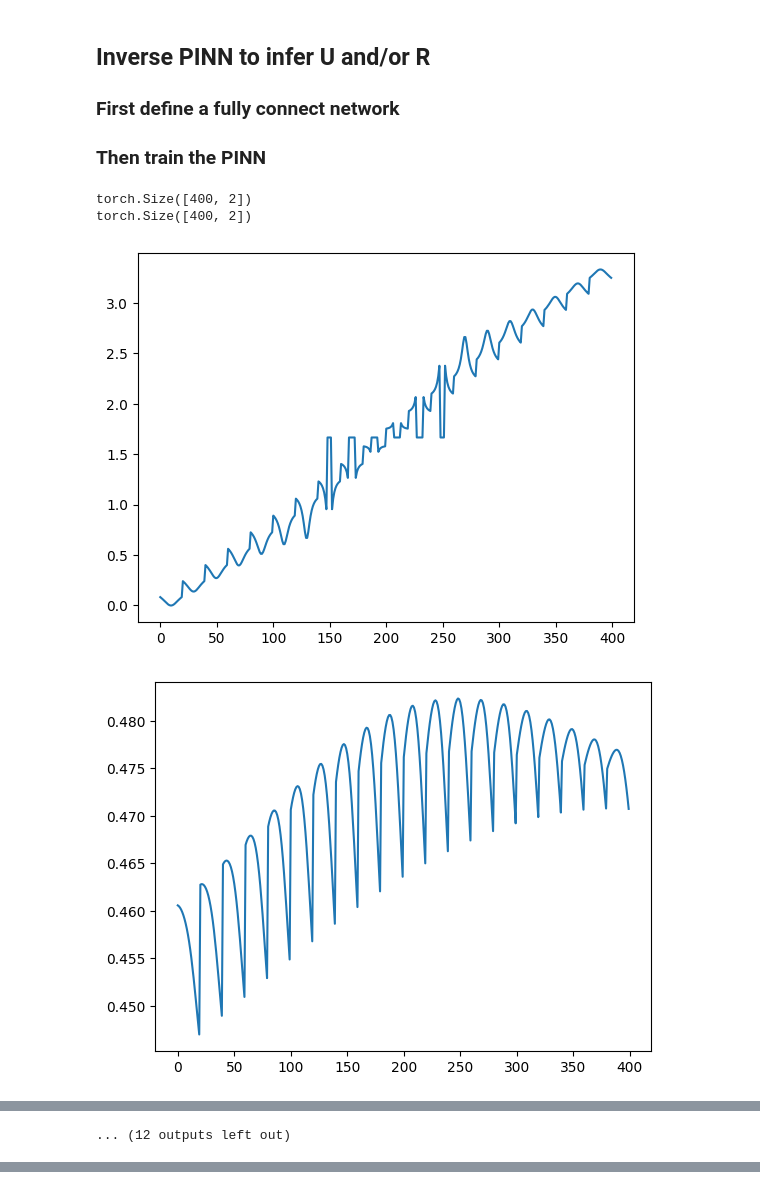
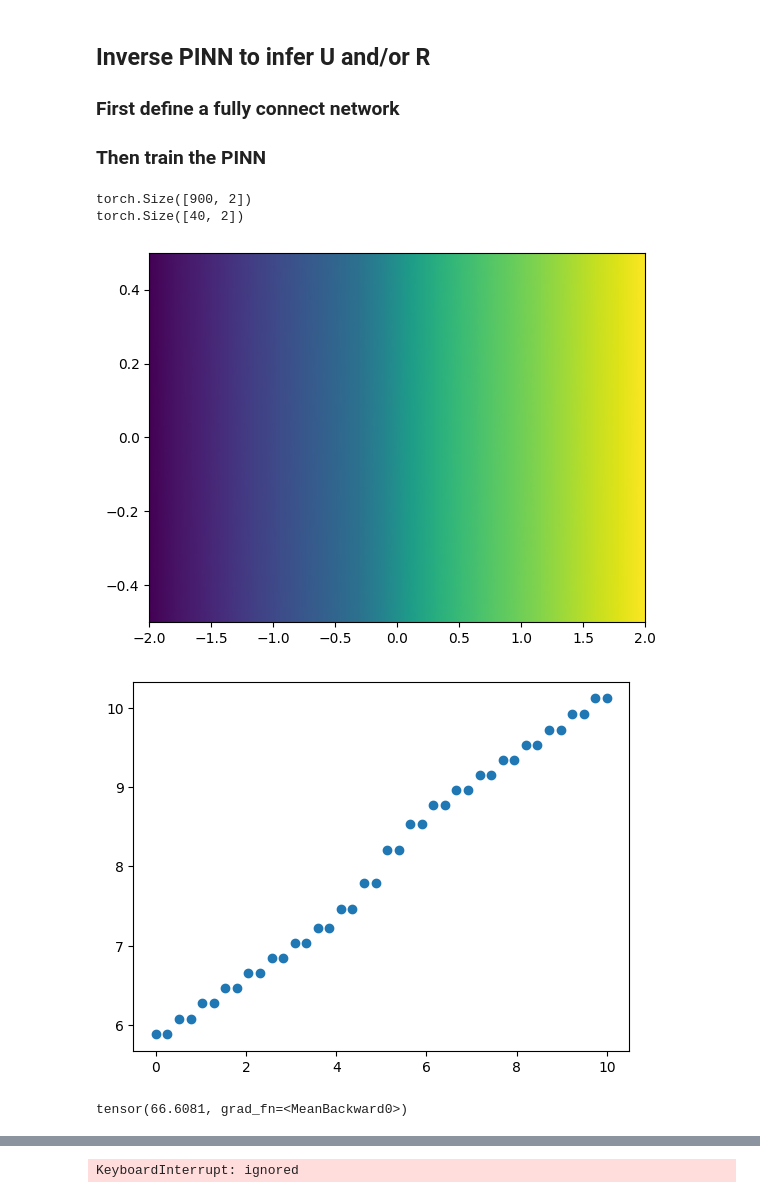
Before and after one commit to ahallback/DTU-PINN-project, a Jupyter notebook: 2D_Potential_Flow_Cylinder.ipynb, the cells around one changed output, grey strips where cells are left out. Drawn from its saved outputs; the diff is of its cells as text; code cells hidden in the pictures.

```diff
--- a/2D_Potential_Flow_Cylinder.ipynb
+++ b/2D_Potential_Flow_Cylinder.ipynb
@@ -51,8 +51,19 @@ def compute_analytical_solution(grid, U, R):
     X, Y = grid
     r = np.sqrt(X**2 + Y**2)
     theta = np.arctan2(Y, X)
+
+
     phi = U * r * (1 + R**2/r**2) * np.cos(theta) * (r > R)
-    phi -= phi.min() # normalizing by minimum value
+    phi = phi + 8.0
+    # phi -= phi.min() # normalizing by minimum value
+
+    ## all points within the cylinder should have zero potential
+    for j in range(len(r)):
+      for i in range(len(r[0])):
+        if r[j][i] < R:
+          phi[j][i] = 0 ## set to np.nan or zero?
+
+
     v_r = U * (1 - R**2 / r**2) * np.cos(theta) * (r > R)
     v_theta = -U * (1 + R**2 / r**2) * np.sin(theta) * (r > R)
     v_x = np.cos(theta) * v_r - np.sin(theta) * v_theta
@@ -70,7 +81,7 @@ def compute_gradient(grid, phi):
 
 def make_plot(phi_mapped, grid, uv=None):
     """Plots a solution to the potential flow on the grid."""
-    fig, (ax1, ax2, ax3) = plt.subplots(ncols=3, figsize=(20, 8))
+    fig, (ax1, ax2, ax3) = plt.subplots(ncols=3, figsize=(20, 4))
     m = ax1.pcolormesh(grid[0], grid[1], phi_mapped, shading='Gouraud')
     ax1.contour(grid[0], grid[1], phi_mapped)
     plt.colorbar(m, ax=ax1)
@@ -90,7 +101,7 @@ def make_plot(phi_mapped, grid, uv=None):
     ax3.axis('equal')
     plt.tight_layout()
 
-grid = make_grid(nx=100, ny=101)
+grid = make_grid(nx=100, ny=50)
 phi_exact, v_x_exact, v_y_exact = compute_analytical_solution(grid, U=1, R=0.5)
 
 make_plot(phi_exact, grid, uv=(v_x_exact, v_y_exact))
@@ -139,16 +150,16 @@ torch.manual_seed(123)
 pinn = FullyConnected(2, 64, 1)
 
 # define training points over the entire domain, for the physics loss
-x_physics = torch.linspace(-2, 2, 20).requires_grad_(True)
-y_physics = torch.linspace(-2, 2, 20).requires_grad_(True)
+x_physics = torch.linspace(-2, 2, 30).requires_grad_(True)
+y_physics = torch.linspace(-2, 2, 30).requires_grad_(True)
 grid_x_physics, grid_y_physics = torch.meshgrid(x_physics, y_physics, indexing='ij')
 grid_xy_physics = torch.stack((grid_x_physics.ravel(), grid_y_physics.ravel()))
 grid_xy_physics = torch.transpose(grid_xy_physics, 0, 1)
 print(grid_xy_physics.size())
 
 # define data over the domain
-x_data = torch.linspace(-1.5, 1.5, 20)
-y_data = torch.linspace(-1.5, 1.5, 20)
+x_data = torch.linspace(-2, 2, 20)
+y_data = torch.linspace(-0.5, 0.5, 2)
 grid_x_data, grid_y_data = torch.meshgrid(x_data, y_data, indexing='ij')
 
 xy_data2 = torch.stack((grid_x_data.ravel(), grid_y_data.ravel())) # torch.Size([2, 100])
@@ -156,9 +167,11 @@ xy_data_final = torch.transpose(xy_data2, 0, 1)
 print(xy_data_final.size())
 
 # get analytical solution for defined data points
-grid = make_grid(nx=20, ny=20)
 phi_exact, v_x_exact, v_y_exact = compute_analytical_solution((grid_x_data, grid_y_data), U=1, R=0.5)
-plt.plot(phi_exact.ravel())
+fig, ax = plt.subplots()
+ax.pcolormesh(grid_x_data, grid_y_data, phi_exact, shading='Gouraud')
+plt.show()
+plt.scatter(np.linspace(0, 10, 40), phi_exact.ravel())
 plt.show()
 
 optimiser = torch.optim.Adam(pinn.parameters(), lr=1e-2)
@@ -175,39 +188,41 @@ for i in range(10001):
     physics_loss = torch.mean(residual**2)
 
     # compute data loss
     phi_pred = pinn(xy_data_final)
     data_loss = torch.mean((phi_pred - phi_exact.ravel())**2)
+    print(phi_pred)
 
     # boundary loss
     """ TO BE INSERTED """
 
     # backpropagate joint loss, take optimiser step
-    lambda1 = 1e4
-    loss = physics_loss + data_loss
+    lambda1 = 1e-4
+    loss = data_loss
     loss.backward()
     optimiser.step()
 
     # record U value
     #us.append(U.item())
 
     # plot the result as training progresses
     if i % 1000 == 0:
         phi = pinn(xy_data_final).detach()
         plt.plot(phi)
         plt.show()
 
         fig, ax = plt.subplots()
 
-        phi = torch.reshape(phi, (20, 20)) ## er det rigtig at reshape sådan her?
-        m = ax.pcolormesh(x_data, y_data, phi, shading='Gouraud', vmin=-1, vmax=5)
-        ax.contour(x_data, y_data, phi)
+        phi = torch.reshape(phi, (2, 20)) ## er det rigtig at reshape sådan her?
+        m = ax.pcolormesh(x_data, y_data, phi, shading='Gouraud', vmin=0, vmax=12)
+        # ax.contour(x_data, y_data, phi)
         plt.colorbar(m, ax=ax)
         ax.axis('equal')
         ax.set_title(f"potential at training step {i}")
 
         plt.show()
 # %% [output]
-torch.Size([400, 2])
-torch.Size([400, 2])
+torch.Size([900, 2])
+torch.Size([40, 2])
-[figure, old version]
+[figure, new version]
-[figure, old version]
+[figure, new version]
+tensor(66.6081, grad_fn=<MeanBackward0>)
@@ -223 +249,0 @@ torch.Size([400, 2])
-... (12 outputs left out)
@@ -223,0 +268 @@ torch.Size([400, 2])
+KeyboardInterrupt: ignored
```
Also changed, not shown: parts of 3 cells of this notebook.
